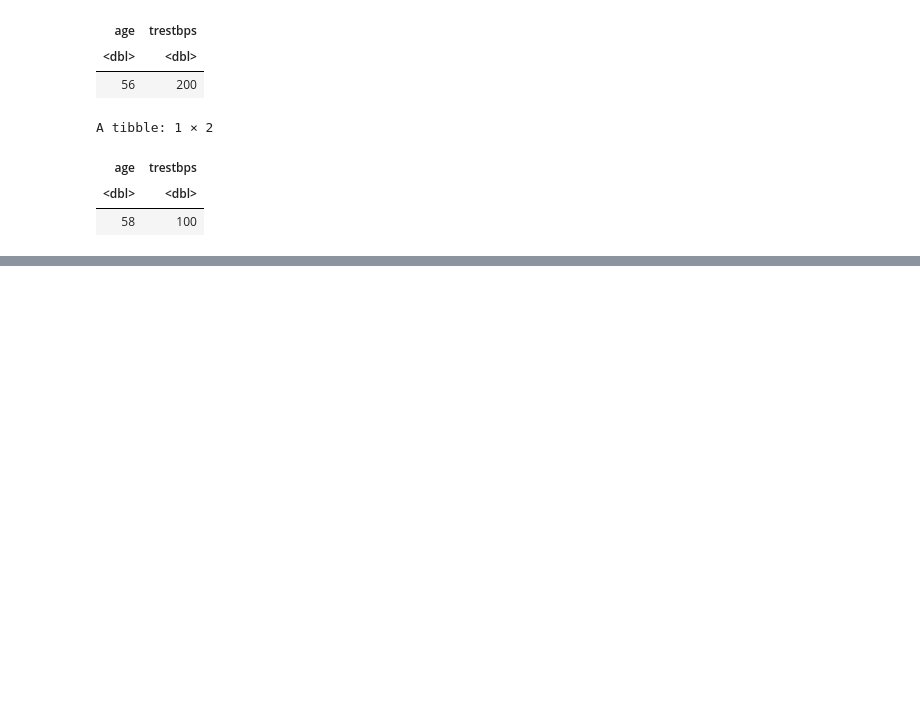
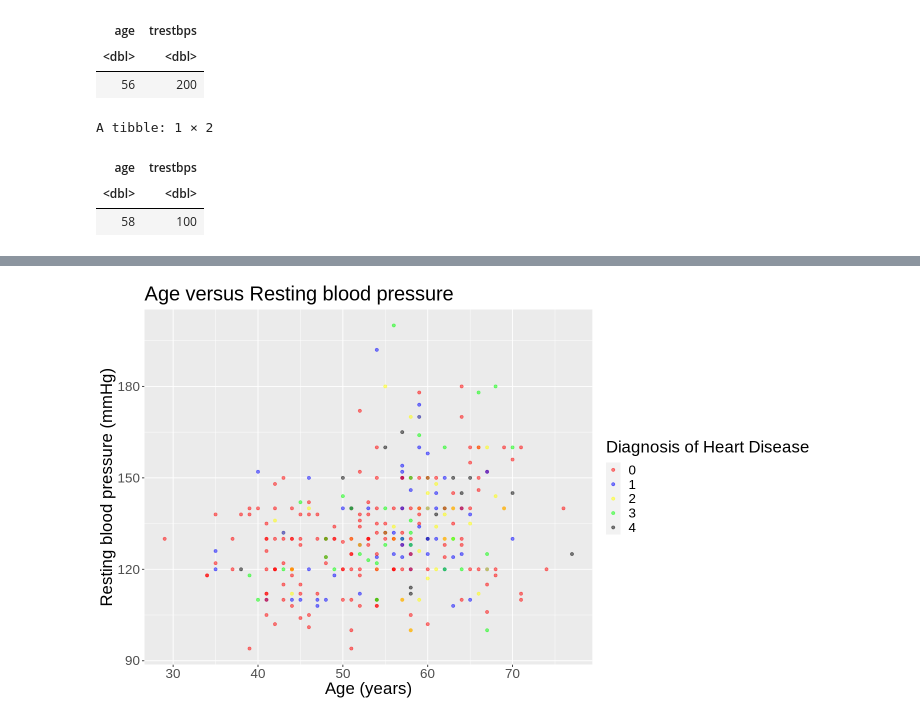
Before and after one commit to Wuliao-mao/DSCI-Project-10, a Jupyter notebook: PROPOSAL.ipynb, the cells around one changed output, grey strips where cells are left out. Cells and saved outputs as stored; diff of their text form; code cells hidden in the pictures; blank space fills up the shorter version.

```diff
--- a/PROPOSAL.ipynb
+++ b/PROPOSAL.ipynb
@@ -184,0 +257,12 @@ A tibble: 1 × 2
+# %%
+options(repr.plot.width = 12, repr.plot.height = 7)
+
+age_vs_rbps_plot <- ggplot(cleveland_df_sel, aes(x = age, y = trestbps, color = as_factor(num))) +
+                    geom_point(alpha = 0.5) +
+                    labs(x = "Age (years)", y = "Resting blood pressure (mmHg)", color = "Diagnosis of Heart Disease") +
+                    theme(text = element_text(size = 20)) +
+                    ggtitle("Age versus Resting blood pressure") +
+                    scale_color_manual(labels = c("0", "1","2","3","4"), values = c("red","blue","yellow","green","black"))
+age_vs_rbps_plot
+# %% [output]
+[figure, added]
```
Also changed, not shown: parts of 7 cells of this notebook.
